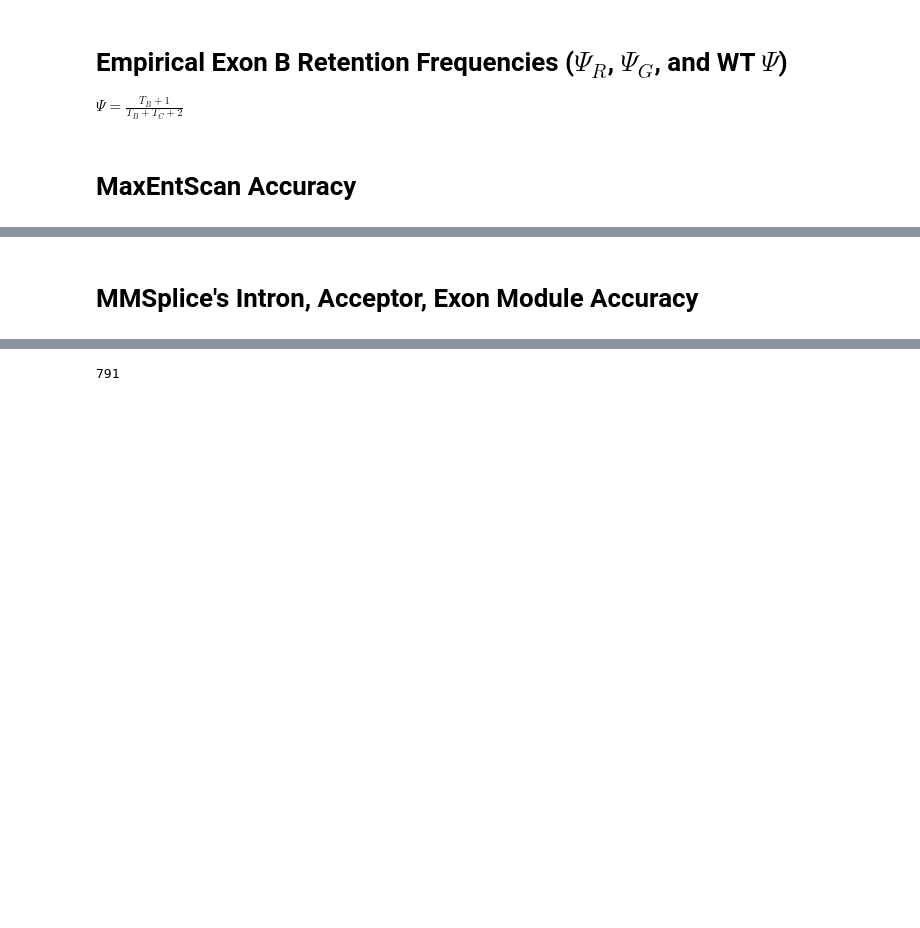
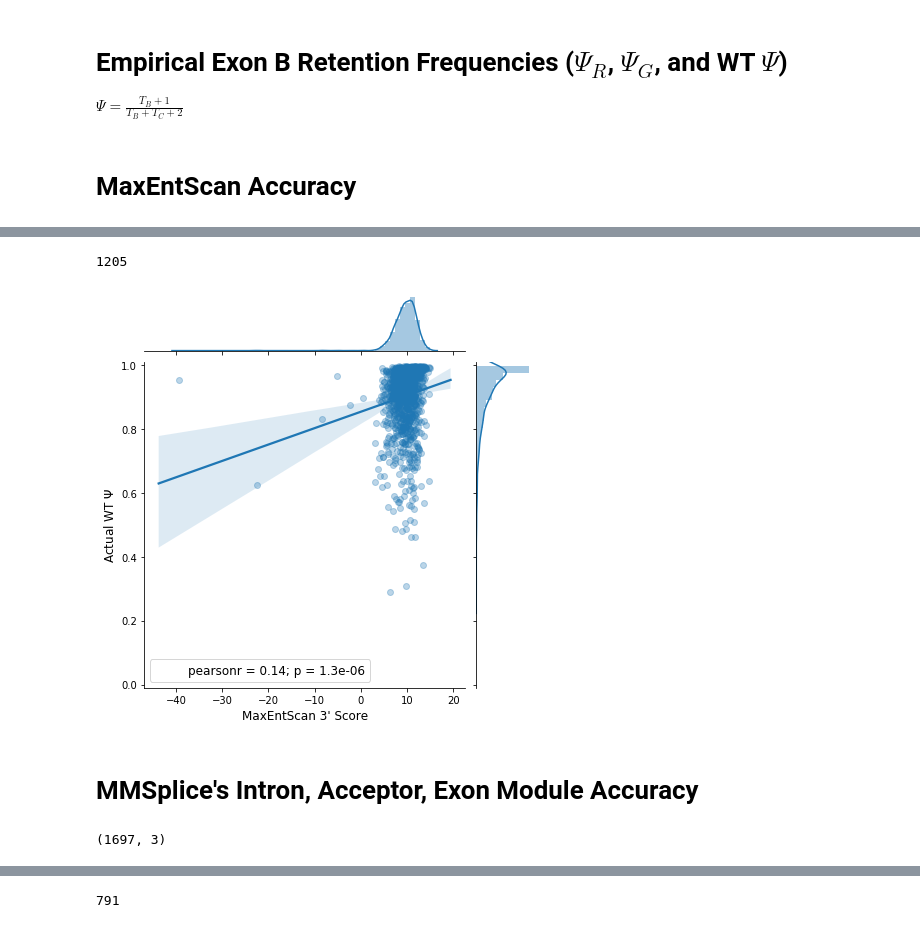
Before and after one commit to gifford-lab/skipguide-analysis, a Jupyter notebook: src/wMMSplice_SkipGuide_Evaluation.ipynb, the cells around one changed output, grey strips where cells are left out. Drawn from its saved outputs; the diff is of its cells as text; code cells hidden in the pictures; blank space fills up the shorter version.

```diff
--- a/src/wMMSplice_SkipGuide_Evaluation.ipynb
+++ b/src/wMMSplice_SkipGuide_Evaluation.ipynb
@@ -119,3 +126,11 @@ plot_Bf_vs_MESScore(splice_postcas_Bf, splice_postcas_MESScores, splice_postcas_
+# %%
+ax = plot_Bf_vs_MESScore(splice_precas_Bf, splice_precas_MESScores, splice_precas_total)
+ax.set_axis_labels("MaxEntScan 3' Score", 'Actual WT $\Psi$', fontsize=12)
+plt.savefig(os.path.join(IMAGES_DIR, 'maxentscan_pre.png'), dpi=300, bbox_inches='tight')
+plt.show()
+# %% [output]
+1205
+[figure, added]
 # %% [markdown]
 # MMSplice's Intron, Acceptor, Exon Module Accuracy
 # %%
@@ -142,6 +157,10 @@ def mmsplice_df_to_scores_df(df, indel_splice_count_map, progress=True):
 # %%
 X_postcas = mmsplice_df_to_scores_df(mmsplice_postcas_df, indel_splice_postcas_count_map, True)
 X_precas = mmsplice_df_to_scores_df(mmsplice_precas_df, indel_splice_precas_count_map, True)
+# %%
+X_precas.shape
+# %% [output]
+(1697, 3)
 # %%
 def generate_X_y(X_postcas, X_precas,
                  bf_postcas, bf_precas,
```
Also changed, not shown: parts of 33 cells of this notebook, 21 other files.
